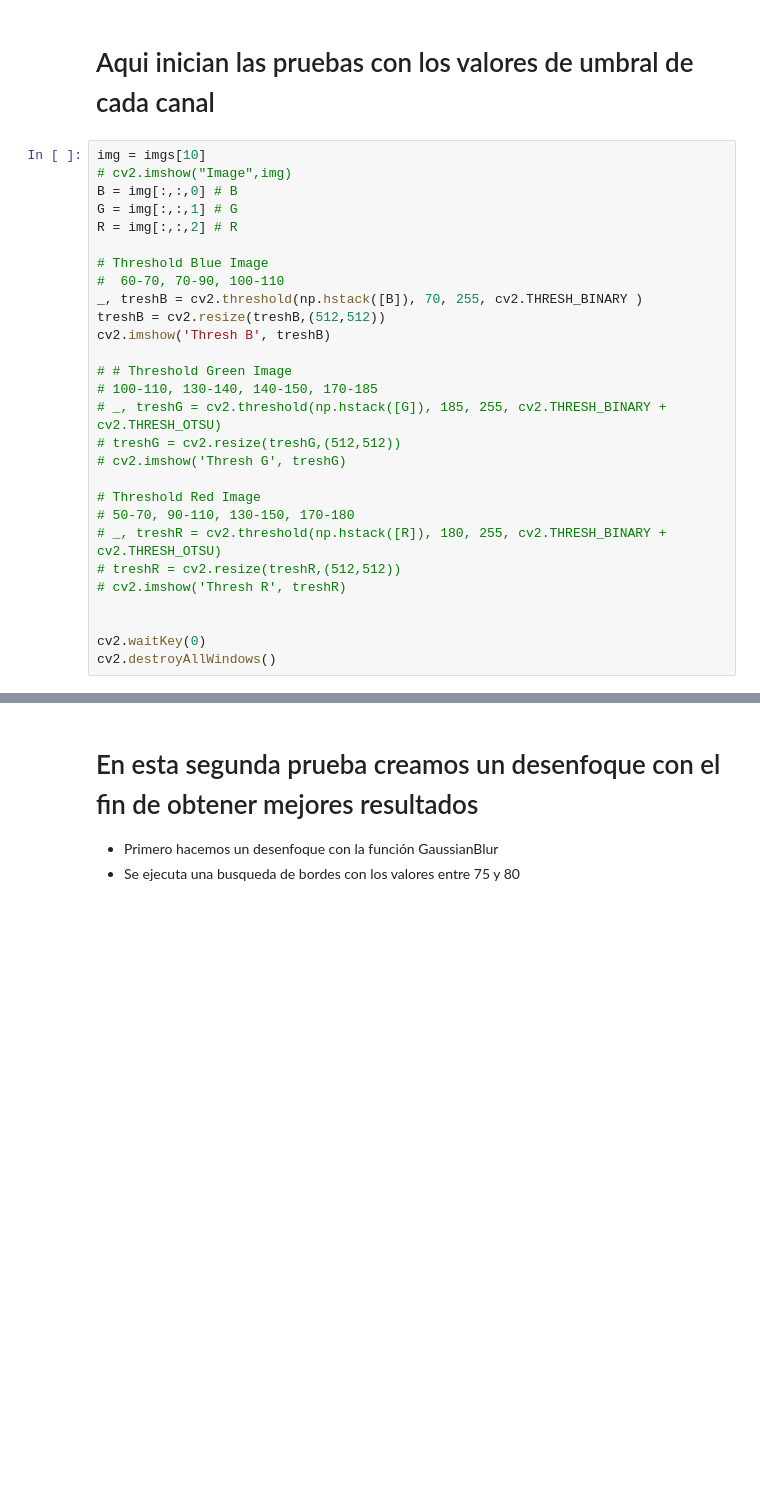
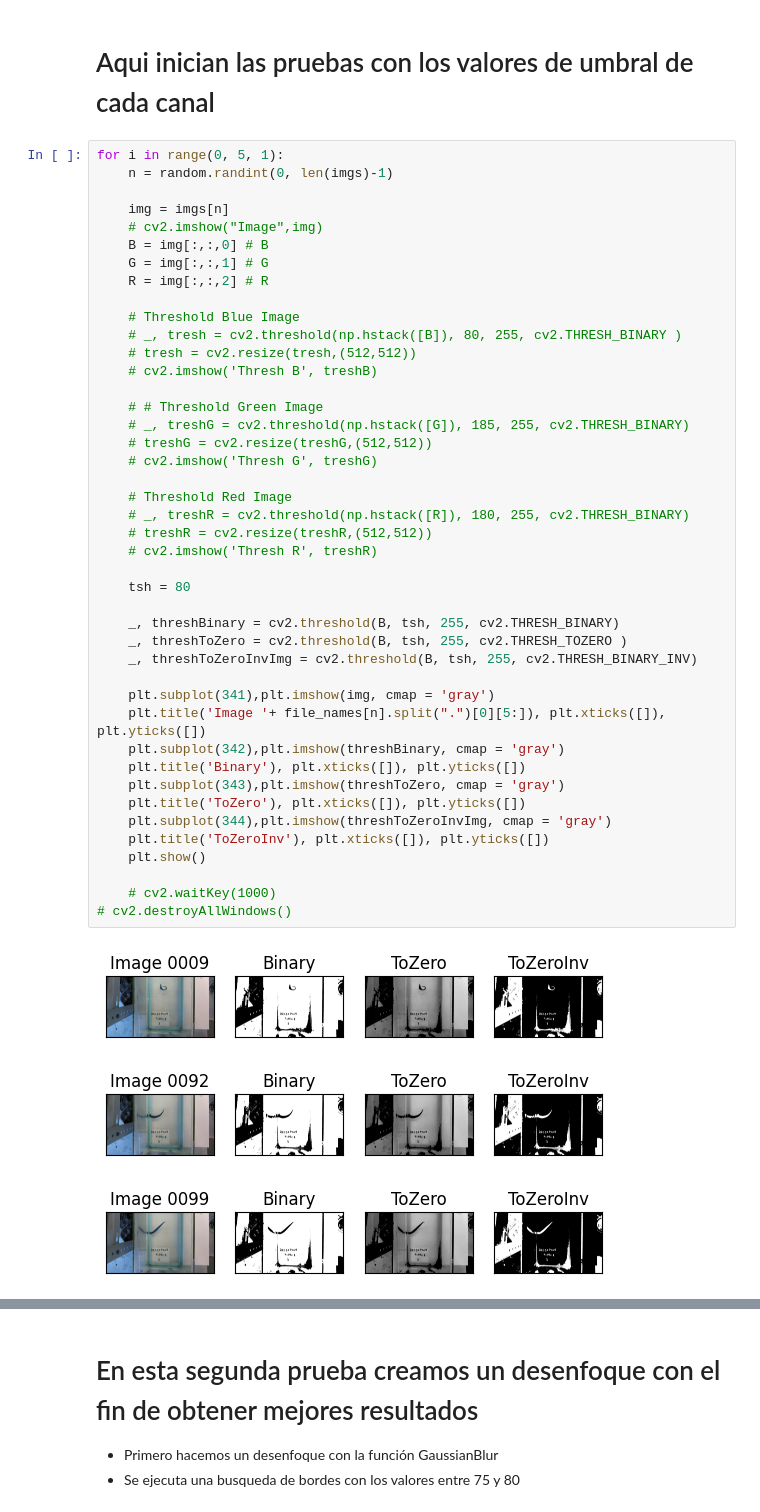
Before and after one commit to 99joseluis/Tesis, a Jupyter notebook: Programa/ImagesProcessing.ipynb, the cells around one changed output, grey strips where cells are left out. Saved outputs shown, nothing was run; the diff lists cells and outputs as text; blank space fills up the shorter version.

```diff
--- a/Programa/ImagesProcessing.ipynb
+++ b/Programa/ImagesProcessing.ipynb
@@ -234,30 +236,49 @@ cv2.destroyAllWindows()
 # %% [markdown]
 # Aqui inician las pruebas con los valores de umbral de cada canal
 # %%
-img = imgs[10]
-# cv2.imshow("Image",img)
-B = img[:,:,0] # B
-G = img[:,:,1] # G
-R = img[:,:,2] # R
+for i in range(0, 5, 1):
+    n = random.randint(0, len(imgs)-1)
 
-# Threshold Blue Image
-#  60-70, 70-90, 100-110
-_, treshB = cv2.threshold(np.hstack([B]), 70, 255, cv2.THRESH_BINARY )
-treshB = cv2.resize(treshB,(512,512))
-cv2.imshow('Thresh B', treshB)
+    img = imgs[n]
+    # cv2.imshow("Image",img)
+    B = img[:,:,0] # B
+    G = img[:,:,1] # G
+    R = img[:,:,2] # R
 
-# # Threshold Green Image
-# 100-110, 130-140, 140-150, 170-185
-# _, treshG = cv2.threshold(np.hstack([G]), 185, 255, cv2.THRESH_BINARY + cv2.THRESH_OTSU)
-# treshG = cv2.resize(treshG,(512,512))
-# cv2.imshow('Thresh G', treshG)
+    # Threshold Blue Image
+    # _, tresh = cv2.threshold(np.hstack([B]), 80, 255, cv2.THRESH_BINARY )
+    # tresh = cv2.resize(tresh,(512,512))
+    # cv2.imshow('Thresh B', treshB)
 
-# Threshold Red Image
-# 50-70, 90-110, 130-150, 170-180
-# _, treshR = cv2.threshold(np.hstack([R]), 180, 255, cv2.THRESH_BINARY + cv2.THRESH_OTSU)
-# treshR = cv2.resize(treshR,(512,512))
-# cv2.imshow('Thresh R', treshR)
+    # # Threshold Green Image
+    # _, treshG = cv2.threshold(np.hstack([G]), 185, 255, cv2.THRESH_BINARY)
+    # treshG = cv2.resize(treshG,(512,512))
+    # cv2.imshow('Thresh G', treshG)
 
+    # Threshold Red Image
+    # _, treshR = cv2.threshold(np.hstack([R]), 180, 255, cv2.THRESH_BINARY)
+    # treshR = cv2.resize(treshR,(512,512))
+    # cv2.imshow('Thresh R', treshR)
 
-cv2.waitKey(0)
-cv2.destroyAllWindows()
+    tsh = 80
+
+    _, threshBinary = cv2.threshold(B, tsh, 255, cv2.THRESH_BINARY)
+    _, threshToZero = cv2.threshold(B, tsh, 255, cv2.THRESH_TOZERO )
+    _, threshToZeroInvImg = cv2.threshold(B, tsh, 255, cv2.THRESH_BINARY_INV)
+
+    plt.subplot(341),plt.imshow(img, cmap = 'gray')
+    plt.title('Image '+ file_names[n].split(".")[0][5:]), plt.xticks([]), plt.yticks([])
+    plt.subplot(342),plt.imshow(threshBinary, cmap = 'gray')
+    plt.title('Binary'), plt.xticks([]), plt.yticks([])
+    plt.subplot(343),plt.imshow(threshToZero, cmap = 'gray')
+    plt.title('ToZero'), plt.xticks([]), plt.yticks([])
+    plt.subplot(344),plt.imshow(threshToZeroInvImg, cmap = 'gray')
+    plt.title('ToZeroInv'), plt.xticks([]), plt.yticks([])
+    plt.show()
+
+    # cv2.waitKey(1000)
+# cv2.destroyAllWindows()
+# %% [output]
+[figure, added]
+[figure, added]
+[figure, added]
```
Also changed, not shown: parts of 14 cells of this notebook.
